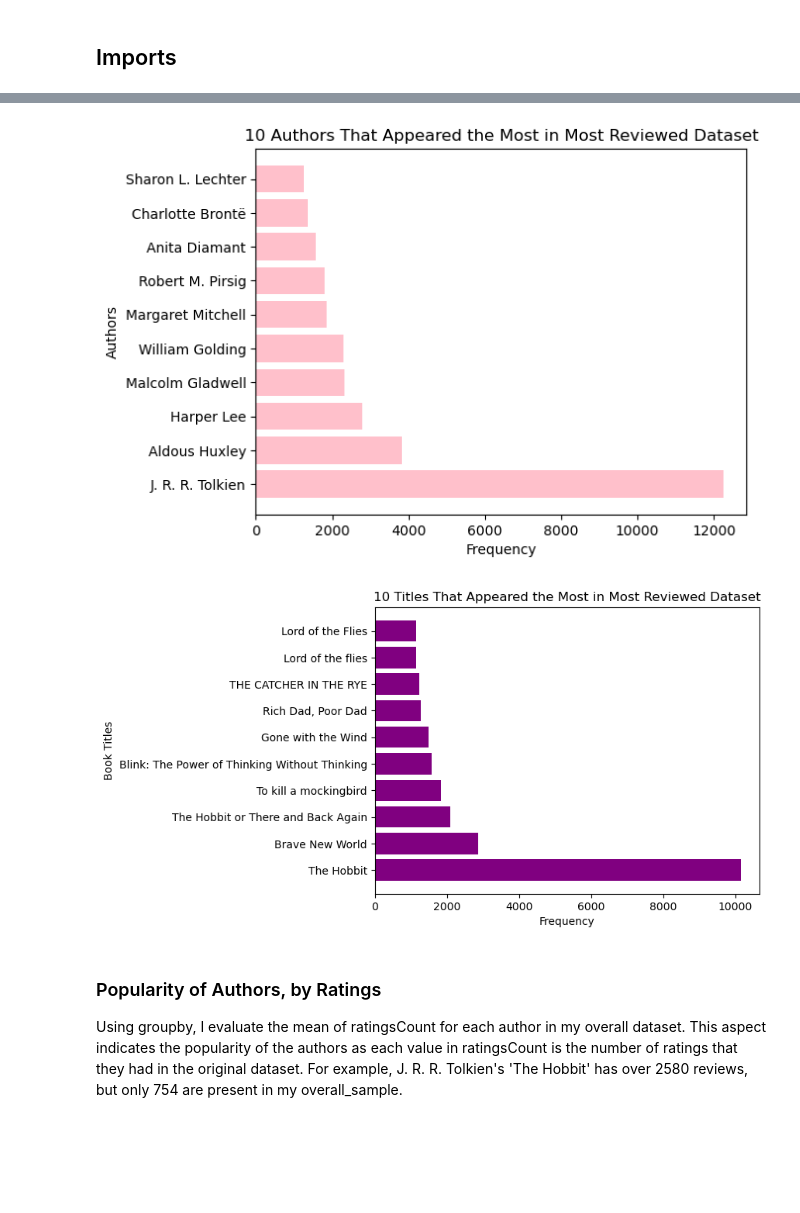
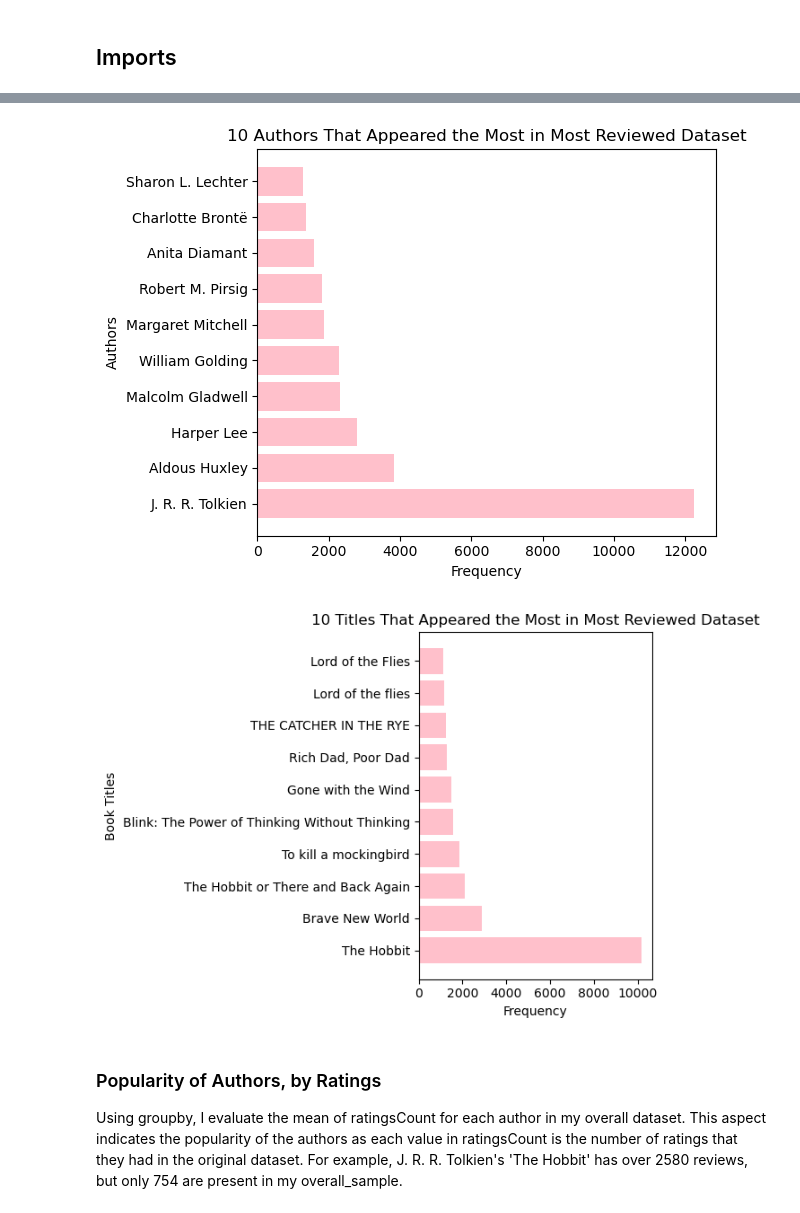
Before and after one commit to notlisaliang/book_recommendation, a Jupyter notebook: 03_eda_overall.ipynb, the cells around one changed output, grey strips where cells are left out. Saved outputs shown, nothing was run; the diff lists cells and outputs as text; code cells hidden in the pictures; blank space fills up the shorter version.

```diff
--- a/03_eda_overall.ipynb
+++ b/03_eda_overall.ipynb
@@ -61,21 +63,27 @@ In my review_df, I put a condition that the books had to have at least 2000 revi
 # %%
 most_reviewed_authors = review_df['authors'].value_counts().head(10)
 
 plt.barh(most_reviewed_authors.index, most_reviewed_authors.values, color = 'pink')
 plt.title('10 Authors That Appeared the Most in Most Reviewed Dataset')
 plt.xlabel('Frequency')
 plt.ylabel('Authors');
+
+plt.tight_layout()
+plt.savefig('./graphs/top_books_reve.png')
 # %% [output]
-[figure, old version]
+[figure, new version]
 # %%
 most_reviewed_books = review_df['Title'].value_counts().head(10)
 
-plt.barh(most_reviewed_books.index, most_reviewed_books.values, color = 'purple')
+plt.barh(most_reviewed_books.index, most_reviewed_books.values, color = 'pink')
 plt.title('10 Titles That Appeared the Most in Most Reviewed Dataset')
 plt.xlabel('Frequency')
 plt.ylabel('Book Titles');
+
+plt.tight_layout()
+plt.savefig('./graphs/top_books_rev.png')
 # %% [output]
-[figure, old version]
+[figure, new version]
 # %% [markdown]
 ### Popularity of Authors, by Ratings
 
```
Also changed, not shown: parts of 24 cells of this notebook.
